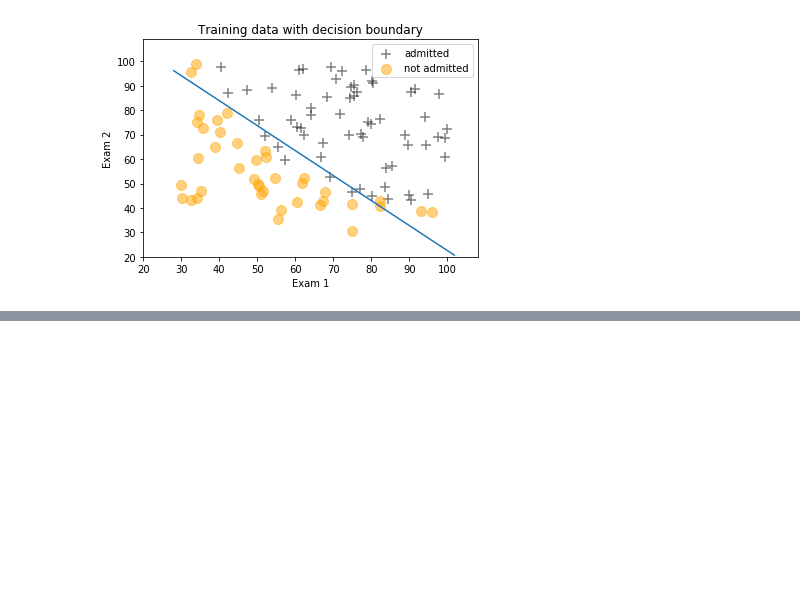
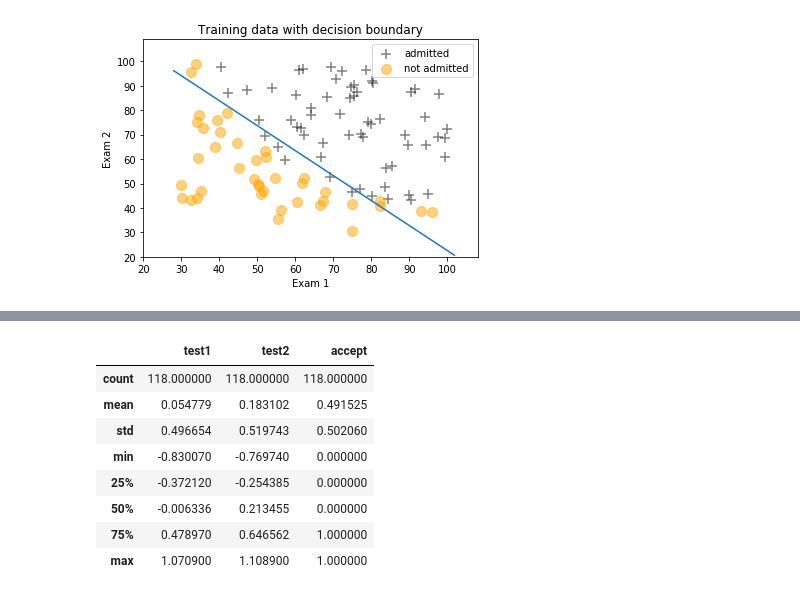
Before and after one commit to vrategov/Machine-Learning, a Jupyter notebook: Week 3/Ex2.ipynb, the cells around one changed output, grey strips where cells are left out. Saved outputs shown, nothing was run; the diff lists cells and outputs as text; code cells hidden in the pictures; blank space fills up the shorter version.

```diff
--- a/Week 3/Ex2.ipynb
+++ b/Week 3/Ex2.ipynb
@@ -218,0 +240,12 @@ plt.show()
+# %%
+df.describe()
+# %% [output]
+|  | test1 | test2 | accept |
+| count | 118.000000 | 118.000000 | 118.000000 |
+| mean | 0.054779 | 0.183102 | 0.491525 |
+| std | 0.496654 | 0.519743 | 0.502060 |
+| min | -0.830070 | -0.769740 | 0.000000 |
+| 25% | -0.372120 | -0.254385 | 0.000000 |
+| 50% | -0.006336 | 0.213455 | 0.000000 |
+| 75% | 0.478970 | 0.646562 | 1.000000 |
+| max | 1.070900 | 1.108900 | 1.000000 |
```
Also changed, not shown: parts of 14 cells of this notebook.
